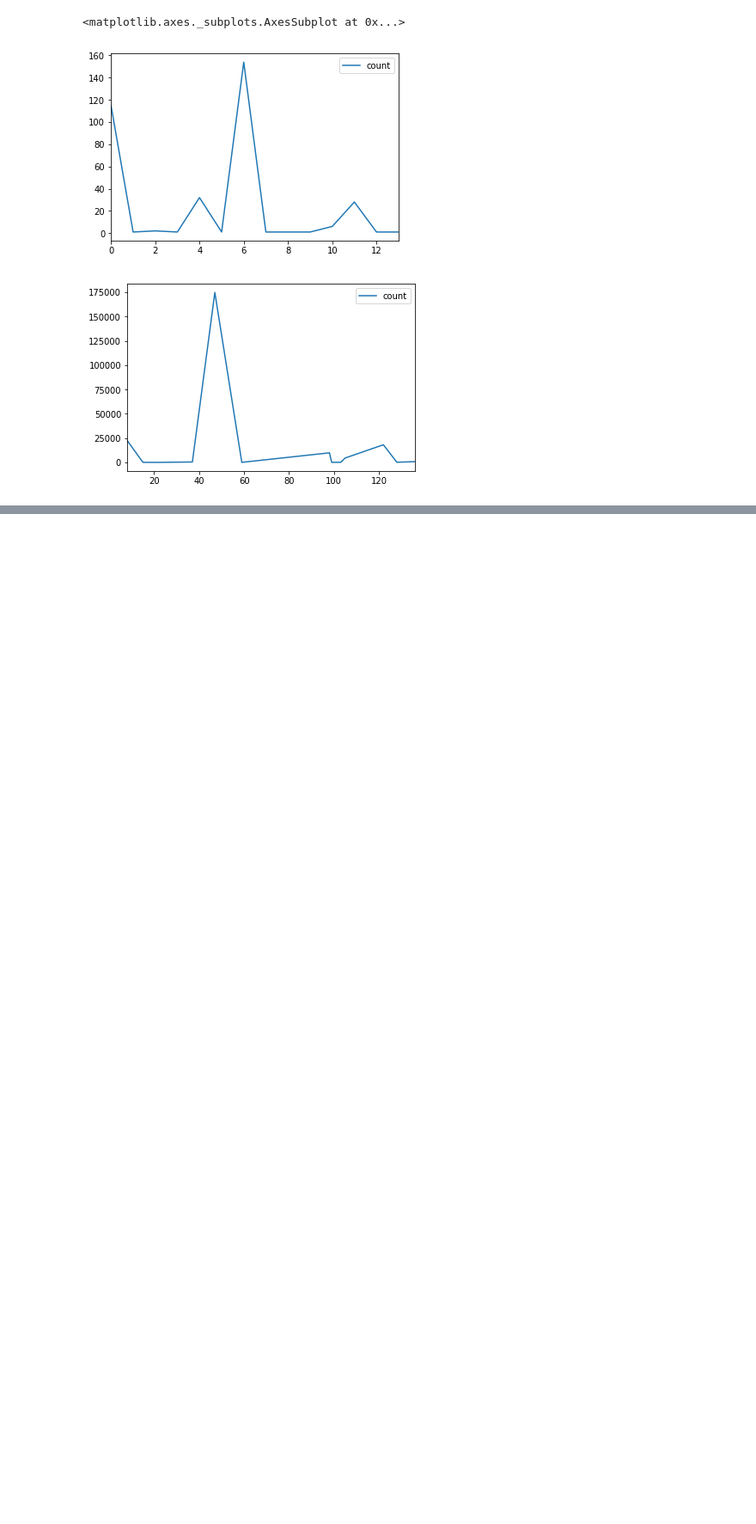
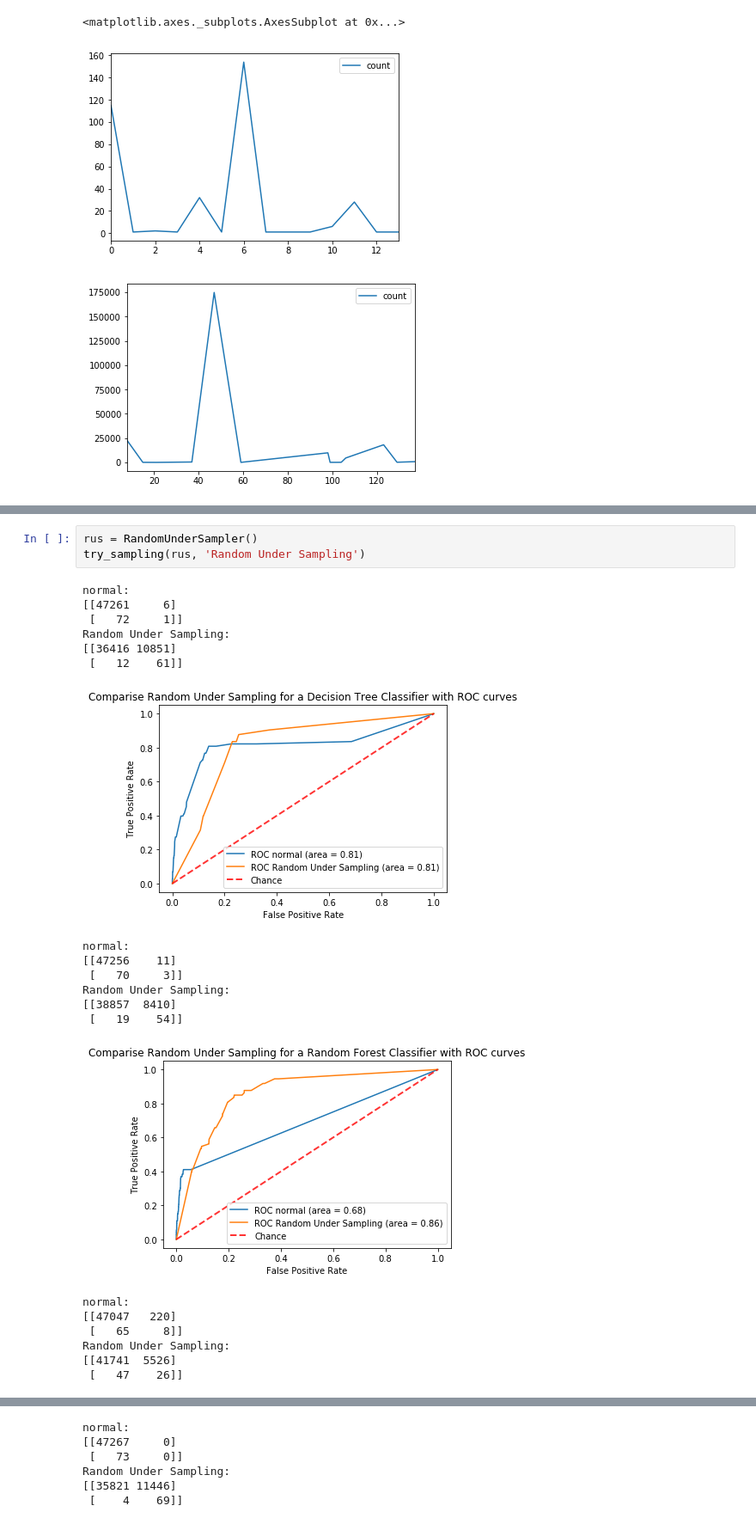
Before and after one commit to R-Graafmans/CDA_CS4035, a Jupyter notebook: Week 1 - Credit Card Fraud/main.ipynb, the cells around one changed output, grey strips where cells are left out. Shown at 86% size. Saved outputs shown, nothing was run; the diff lists cells and outputs as text; blank space fills up the shorter version.

```diff
--- a/Week 1 - Credit Card Fraud/main.ipynb
+++ b/Week 1 - Credit Card Fraud/main.ipynb
@@ -147,0 +347,24 @@ Average amount in USD for the benign cases: 87.06378282258909
+# %%
+rus = RandomUnderSampler()
+try_sampling(rus, 'Random Under Sampling')
+# %% [output]
+normal:
+[[47261     6]
+ [   72     1]]
+Random Under Sampling:
+[[36416 10851]
+ [   12    61]]
+[figure, added]
+normal:
+[[47256    11]
+ [   70     3]]
+Random Under Sampling:
+[[38857  8410]
+ [   19    54]]
+[figure, added]
+normal:
+[[47047   220]
+ [   65     8]]
+Random Under Sampling:
+[[41741  5526]
+ [   47    26]]
@@ -147,0 +372,6 @@ Average amount in USD for the benign cases: 87.06378282258909
+normal:
+[[47267     0]
+ [   73     0]]
+Random Under Sampling:
+[[35821 11446]
+ [    4    69]]
```
Also changed, not shown: parts of 14 cells of this notebook.
